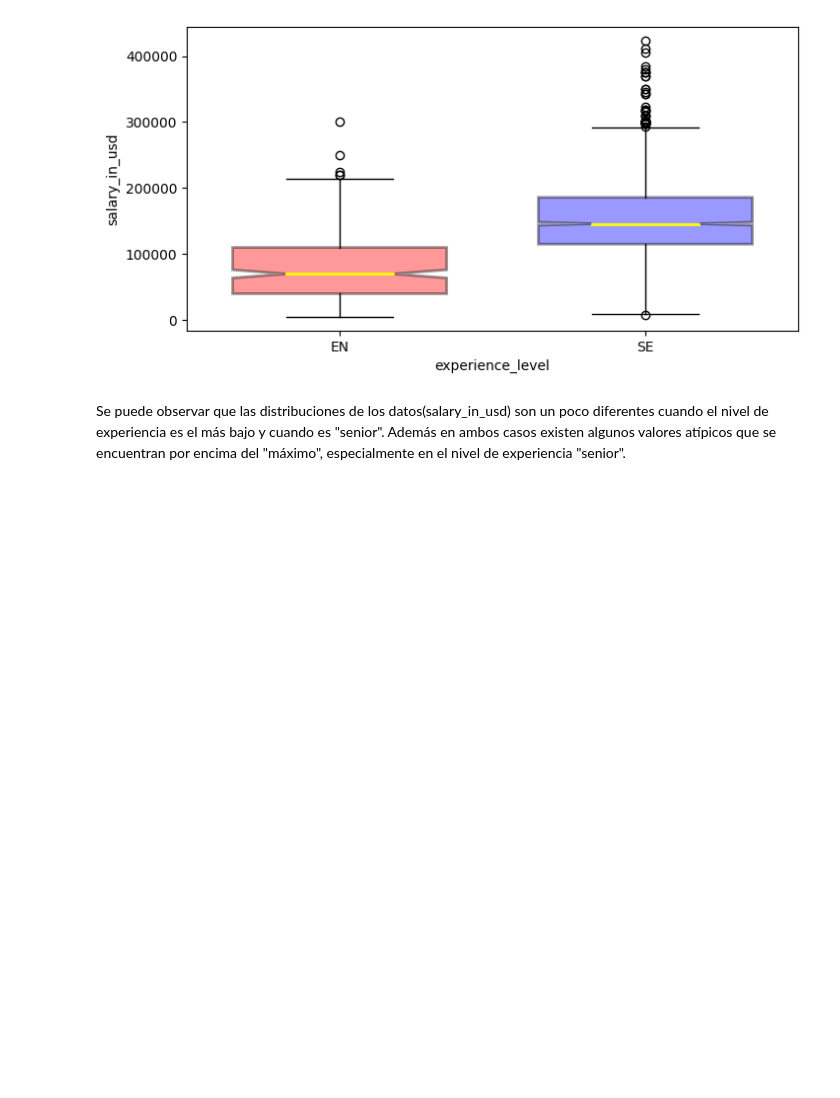
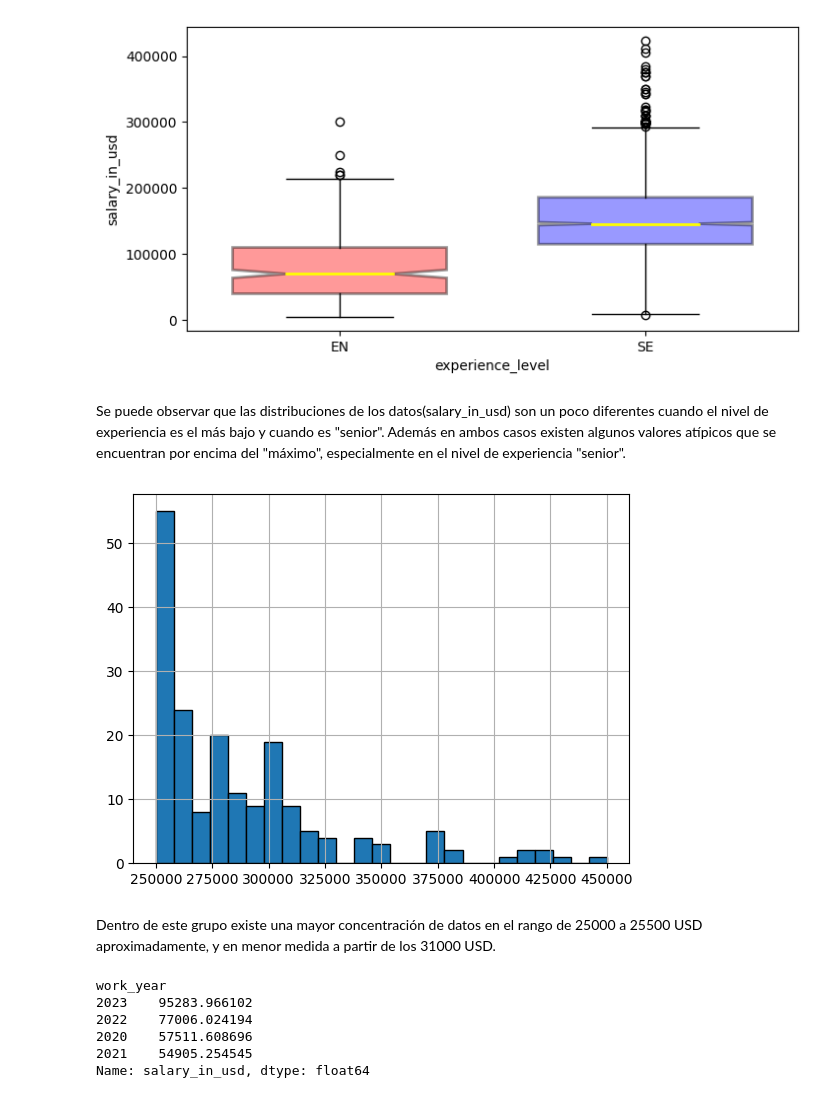
Before and after one commit to patricioegas/Prediccion-de-salarios, a Jupyter notebook: Salarios_DS2023.ipynb, the cells around one changed output. Drawn from its saved outputs; the diff is of its cells as text; code cells hidden in the pictures; blank space fills up the shorter version.

```diff
--- a/Salarios_DS2023.ipynb
+++ b/Salarios_DS2023.ipynb
@@ -191,3 +213,25 @@ plt.yticks(fontsize = 10);
 [figure]
 # %% [markdown]
 Se puede observar que las distribuciones de los datos(salary_in_usd) son un poco diferentes cuando el nivel de experiencia es el más bajo y cuando es "senior". Además en ambos casos existen algunos valores atípicos que se encuentran por encima del "máximo", especialmente en el nivel de experiencia "senior".
+# %%
+# Visualizar el subgrupo de datos de salario >= a 25000 USD
+salary_filter = df.loc[:, 'salary_in_usd'] >= 250000
+df.loc[salary_filter, 'salary_in_usd'].hist(bins = 25,
+                                   edgecolor='black')
+plt.ticklabel_format(useOffset=False, style='plain')
+# %% [output]
+[figure, added]
+# %% [markdown]
+Dentro de este grupo existe una mayor concentración de datos en el rango de 25000 a 25500 USD aproximadamente, y en menor medida a partir de los 31000 USD.
+# %%
+# Hacer un gráfico de barras del salario, según el año y que la experiencia sea "0"(Entry level)
+experience_filter = df['experience_level'] == 0
+year = df.loc[experience_filter, :].groupby(['work_year'])['salary_in_usd'].mean().sort_values(ascending = False).head(10)
+year
+# %% [output]
+work_year
+2023    95283.966102
+2022    77006.024194
+2020    57511.608696
+2021    54905.254545
+Name: salary_in_usd, dtype: float64
```
Also changed, not shown: parts of 66 cells of this notebook.
